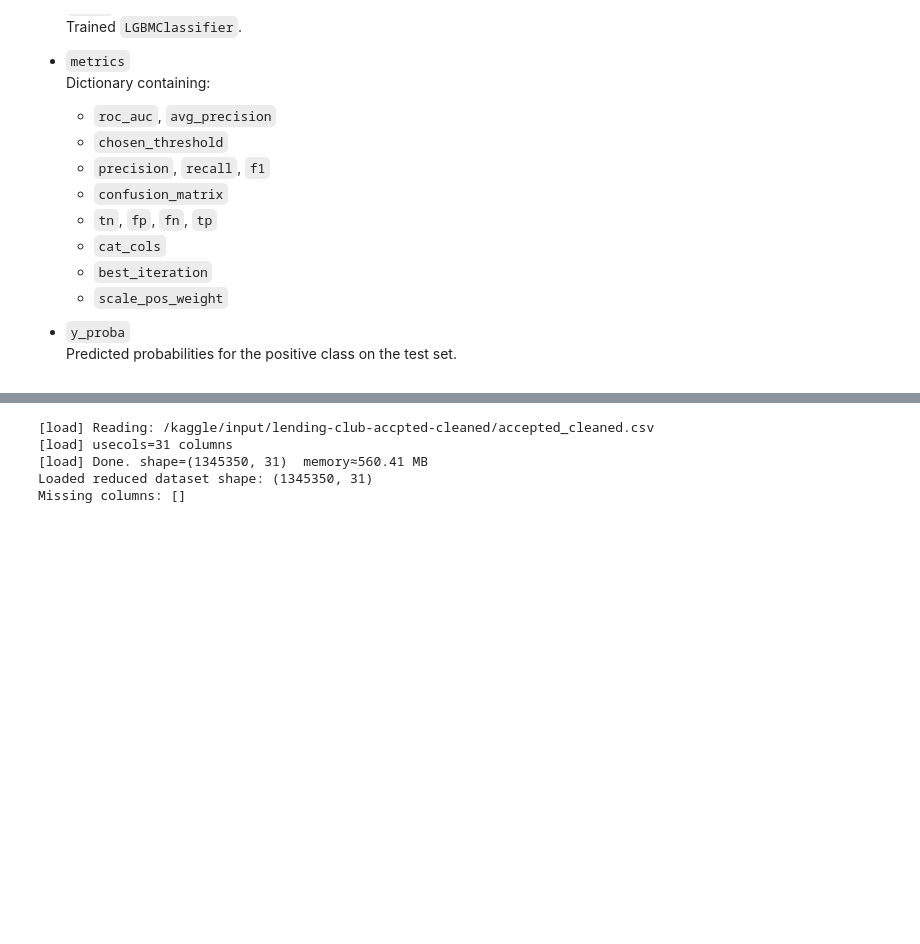
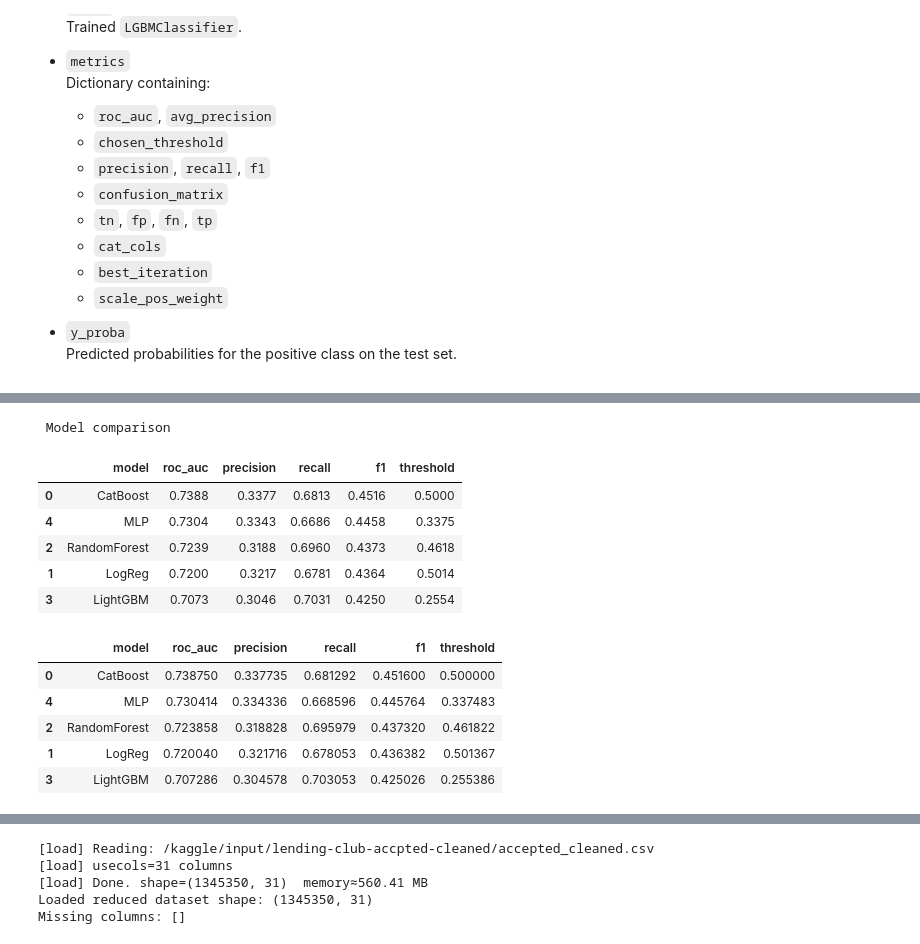
Before and after one commit to ajilataN/intelligent_systems_2, a Jupyter notebook: is-seminar-2.ipynb, the cells around one changed output, grey strips where cells are left out. Cells and saved outputs as stored; diff of their text form; code cells hidden in the pictures; blank space fills up the shorter version.

```diff
--- a/is-seminar-2.ipynb
+++ b/is-seminar-2.ipynb
@@ -1745,69 +1780,54 @@ import pandas as pd
 
 
 def compare_models(metrics_dict, *, sort_by="roc_auc", ascending=False, round_digits=4):
-    """
-    Build and display a comparison table for multiple models.
-
-    Parameters
-    ----------
-    metrics_dict : dict
-        Mapping of model name -> metrics dict
-        Example:
-        {
-            "CatBoost": cat_metrics,
-            "LogReg": lr_metrics,
-            ...
-        }
-
-    sort_by : str, default="roc_auc"
-        Metric to sort by.
-
-    ascending : bool, default=False
-        Sort order.
-
-    round_digits : int, default=4
-        Number of decimals to round metrics.
-
-    Returns
-    -------
-    pd.DataFrame
-        Comparison table.
-    """
-
     rows = []
 
     for model_name, m in metrics_dict.items():
         rows.append(
             {
                 "model": model_name,
                 "roc_auc": m.get("roc_auc"),
                 "precision": m.get("precision"),
                 "recall": m.get("recall"),
                 "f1": m.get("f1"),
                 # CatBoost uses "threshold", others use "chosen_threshold"
                 "threshold": m.get("threshold", m.get("chosen_threshold")),
             }
         )
 
     df = pd.DataFrame(rows)
 
     if sort_by in df.columns:
         df = df.sort_values(sort_by, ascending=ascending)
 
-    print("\n=== Model comparison ===")
+    print("\n Model comparison")
     display(df.round(round_digits))
 
     return df
 
 full_models_metrics = {
     "CatBoost": cat_metrics,
     "LogReg": lr_metrics,
     "RandomForest": rf_metrics,
     "LightGBM": lgb_metrics,
     "MLP": mlp_metrics,
 }
 
 compare_models(full_models_metrics)
+# %% [output]
+ Model comparison
+|  | model | roc_auc | precision | recall | f1 | threshold |
+| 0 | CatBoost | 0.7388 | 0.3377 | 0.6813 | 0.4516 | 0.5000 |
+| 4 | MLP | 0.7304 | 0.3343 | 0.6686 | 0.4458 | 0.3375 |
+| 2 | RandomForest | 0.7239 | 0.3188 | 0.6960 | 0.4373 | 0.4618 |
+| 1 | LogReg | 0.7200 | 0.3217 | 0.6781 | 0.4364 | 0.5014 |
+| 3 | LightGBM | 0.7073 | 0.3046 | 0.7031 | 0.4250 | 0.2554 |
+|  | model | roc_auc | precision | recall | f1 | threshold |
+| 0 | CatBoost | 0.738750 | 0.337735 | 0.681292 | 0.451600 | 0.500000 |
+| 4 | MLP | 0.730414 | 0.334336 | 0.668596 | 0.445764 | 0.337483 |
+| 2 | RandomForest | 0.723858 | 0.318828 | 0.695979 | 0.437320 | 0.461822 |
+| 1 | LogReg | 0.720040 | 0.321716 | 0.678053 | 0.436382 | 0.501367 |
+| 3 | LightGBM | 0.707286 | 0.304578 | 0.703053 | 0.425026 | 0.255386 |
 # %%
 models_metrics = {
     "CatBoost": cat_metrics,
```
Also changed, not shown: parts of 5 cells of this notebook.
